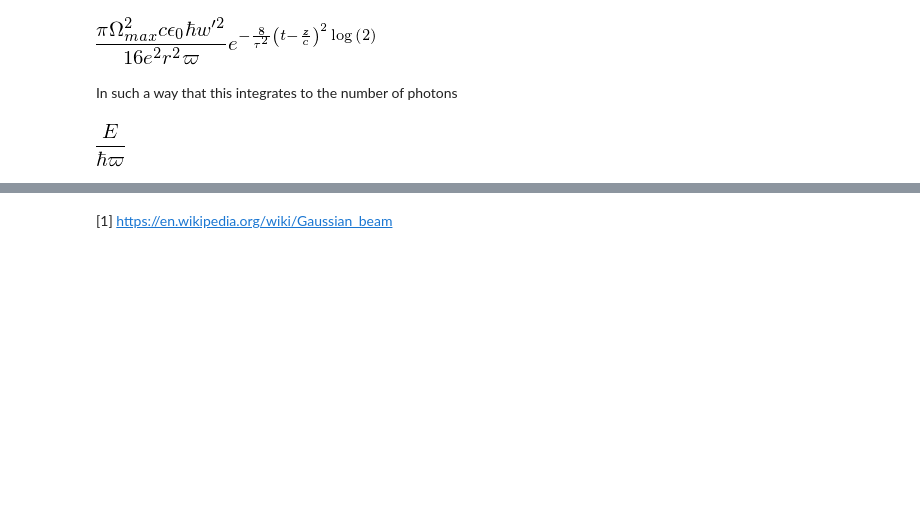
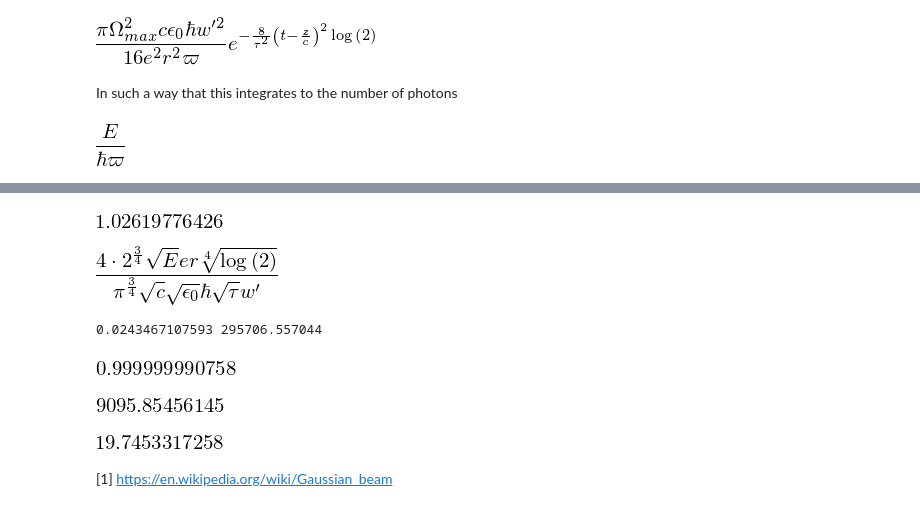
Before and after one commit to oscarlazoarjona/quantum_memories, a Jupyter notebook: examples/Measuring Rabi frequencies.ipynb, the cells around one changed output, grey strips where cells are left out. Saved outputs shown, nothing was run; the diff lists cells and outputs as text; code cells hidden in the pictures; blank space fills up the shorter version.

```diff
--- a/examples/Measuring Rabi frequencies.ipynb
+++ b/examples/Measuring Rabi frequencies.ipynb
@@ -147,0 +155,8 @@ integrate(photon_flow_Rabi, (t, -oo, oo)).subs({Omega: Omega_peak})
+# %%
+1/sum(D**4)
+# %% [output]
+[figure, added]
+# %%
+Omega_peak
+# %% [output]
+[figure, added]
@@ -147,0 +180,10 @@ integrate(photon_flow_Rabi, (t, -oo, oo)).subs({Omega: Omega_peak})
+# %%
+Ndt = const1* Omega1_boundary*Omega1_boundary.conjugate()
+print const1, Omega1_peak
+# %% [output]
+0.0243467107593 295706.557044
+# %%
+dt = t[1]-t[0]
+sum(Ndt)*dt
+# %% [output]
+[figure, added]
@@ -148,2 +192,10 @@ integrate(photon_flow_Rabi, (t, -oo, oo)).subs({Omega: Omega_peak})
+# %%
+np.abs(lam*fact*const1)
+# %% [output]
+[figure, added]
+# %%
+np.sqrt(lam*fact**2)/const1
+# %% [output]
+[figure, added]
 # %% [markdown]
 [1] https://en.wikipedia.org/wiki/Gaussian_beam
```
Also changed, not shown: parts of 7 cells of this notebook, 1 other file.
